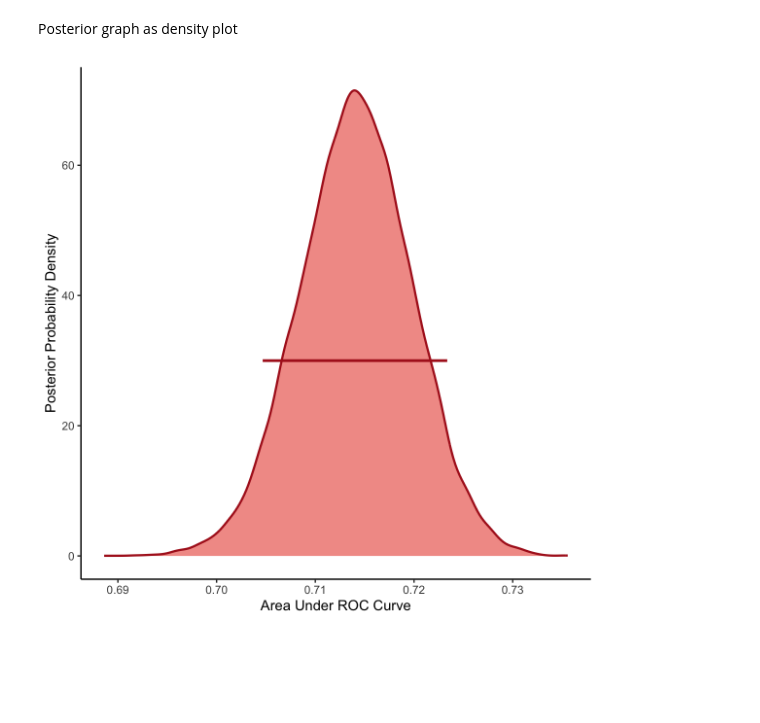
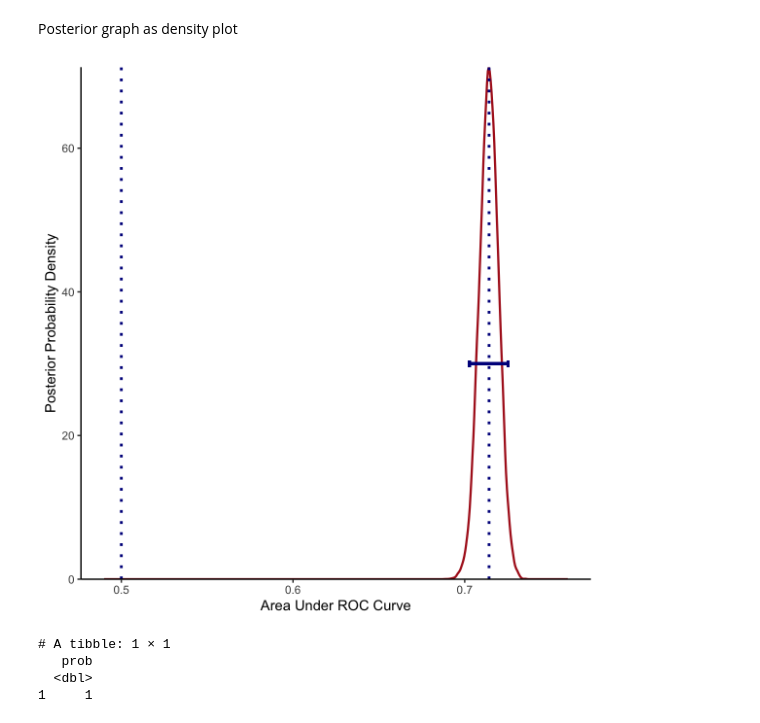
Before and after one commit to jjcurtin/study_gps, a Jupyter notebook: notebooks/auROC_distribution_posterior.out.ipynb, the cells around one changed output. Cells and saved outputs as stored; diff of their text form; code cells hidden in the pictures; blank space fills up the shorter version.

```diff
--- a/notebooks/auROC_distribution_posterior.out.ipynb
+++ b/notebooks/auROC_distribution_posterior.out.ipynb
@@ -176,19 +177,39 @@ Posterior graph as density plot
 # %%
 
 pp_tidy <- pp |>
   tidy(seed = 123)
 
+q <- c(0.025, 0.5, 0.975)
+
 ci_day <- pp_tidy |>
-  summary() |>
+  summarize(median = quantile(posterior, probs = q[2]),
+            lower = quantile(posterior, probs = q[1]),
+            upper = quantile(posterior, probs = q[3])) |>
   mutate(y = 30)
 
-# vertical line for the median
 pp_tidy |>
   ggplot(aes(x = posterior)) +
-  geom_density(color = c("#af1f21"), fill = c("#f29c96"), alpha = 1, lwd = .8) +
-  geom_segment(mapping = aes(y = y, yend = y, x = lower, xend = upper), color = c("#af1f21"),
-                data = ci_day, lwd = 1) +
+  geom_density(color = c("#af1f21"), fill = "white", alpha = 1, lwd = .8) +
+  #geom_segment(mapping = aes(y = y, yend = y, x = lower, xend = upper), color = c("#af1f21"),
+                #data = ci_day, lwd = 1) +
+  geom_errorbar(aes(y = ci_day$y, xmin = ci_day$lower, xmax = ci_day$upper), color = c("darkblue"), lwd = 1) +
+  geom_vline(xintercept = ci_day$median, color = c("darkblue"), lwd = 1, linetype="dotted") +
+  geom_vline(xintercept = .5, color = "darkblue", lwd = 1, linetype="dotted") +
+  scale_x_continuous(limits=c(0.49,.76)) +
+  scale_y_continuous(expand = c(0,0)) +
   ylab("Posterior Probability Density") +
   xlab("Area Under ROC Curve")
 # %% [output]
-[figure, old version]
+[figure, new version]
+# %%
+pp_tidy <- pp |>
+  tidy(seed = 123) |>
+  write_csv(here::here("objects", "pp_tidy.csv"))
+
+pp_tidy |>
+ summarize(prob = mean(posterior > .5))
+# %% [output]
+# A tibble: 1 × 1
+   prob
+  <dbl>
+1     1
```
Also changed, not shown: parts of 3 cells of this notebook, 23 other files.
